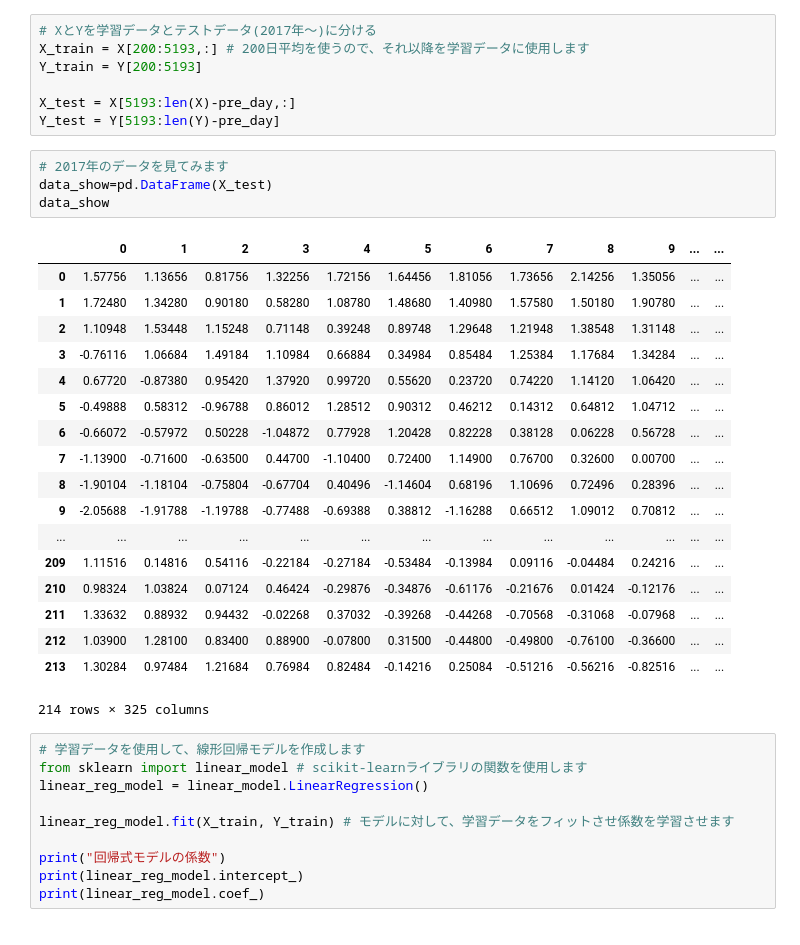
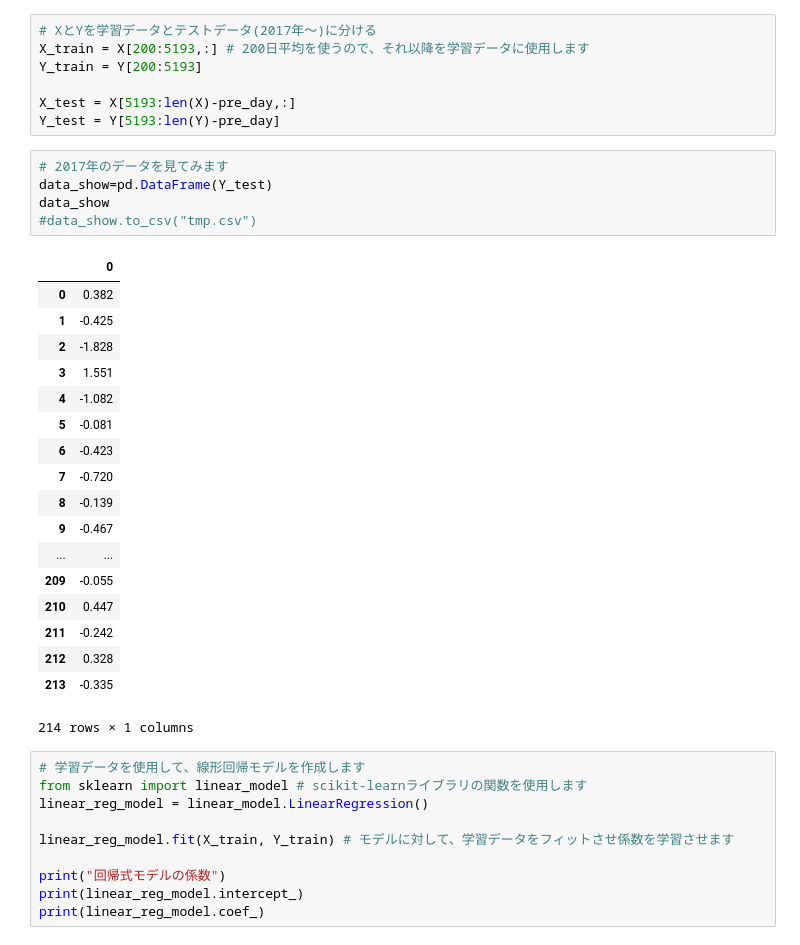
Before and after one commit to Nobita-FX/Nobita-FX, a Jupyter notebook: program/NobitaFX_3_linear_regression_2.ipynb, the cells around one changed output. Saved outputs shown, nothing was run; the diff lists cells and outputs as text.

```diff
--- a/program/NobitaFX_3_linear_regression_2.ipynb
+++ b/program/NobitaFX_3_linear_regression_2.ipynb
@@ -179,27 +200,28 @@ X_test = X[5193:len(X)-pre_day,:]
 Y_test = Y[5193:len(Y)-pre_day]
 # %%
 # 2017年のデータを見てみます
-data_show=pd.DataFrame(X_test)
+data_show=pd.DataFrame(Y_test)
 data_show
+#data_show.to_csv("tmp.csv")
 # %% [output]
-|  | 0 | 1 | 2 | 3 | 4 | 5 | 6 | 7 | 8 | 9 | ... | ... |
-| 0 | 1.57756 | 1.13656 | 0.81756 | 1.32256 | 1.72156 | 1.64456 | 1.81056 | 1.73656 | 2.14256 | 1.35056 | ... | ... |
-| 1 | 1.72480 | 1.34280 | 0.90180 | 0.58280 | 1.08780 | 1.48680 | 1.40980 | 1.57580 | 1.50180 | 1.90780 | ... | ... |
-| 2 | 1.10948 | 1.53448 | 1.15248 | 0.71148 | 0.39248 | 0.89748 | 1.29648 | 1.21948 | 1.38548 | 1.31148 | ... | ... |
-| 3 | -0.76116 | 1.06684 | 1.49184 | 1.10984 | 0.66884 | 0.34984 | 0.85484 | 1.25384 | 1.17684 | 1.34284 | ... | ... |
-| 4 | 0.67720 | -0.87380 | 0.95420 | 1.37920 | 0.99720 | 0.55620 | 0.23720 | 0.74220 | 1.14120 | 1.06420 | ... | ... |
-| 5 | -0.49888 | 0.58312 | -0.96788 | 0.86012 | 1.28512 | 0.90312 | 0.46212 | 0.14312 | 0.64812 | 1.04712 | ... | ... |
-| 6 | -0.66072 | -0.57972 | 0.50228 | -1.04872 | 0.77928 | 1.20428 | 0.82228 | 0.38128 | 0.06228 | 0.56728 | ... | ... |
-| 7 | -1.13900 | -0.71600 | -0.63500 | 0.44700 | -1.10400 | 0.72400 | 1.14900 | 0.76700 | 0.32600 | 0.00700 | ... | ... |
-| 8 | -1.90104 | -1.18104 | -0.75804 | -0.67704 | 0.40496 | -1.14604 | 0.68196 | 1.10696 | 0.72496 | 0.28396 | ... | ... |
-| 9 | -2.05688 | -1.91788 | -1.19788 | -0.77488 | -0.69388 | 0.38812 | -1.16288 | 0.66512 | 1.09012 | 0.70812 | ... | ... |
-| ... | ... | ... | ... | ... | ... | ... | ... | ... | ... | ... | ... | ... |
-| 209 | 1.11516 | 0.14816 | 0.54116 | -0.22184 | -0.27184 | -0.53484 | -0.13984 | 0.09116 | -0.04484 | 0.24216 | ... | ... |
-| 210 | 0.98324 | 1.03824 | 0.07124 | 0.46424 | -0.29876 | -0.34876 | -0.61176 | -0.21676 | 0.01424 | -0.12176 | ... | ... |
-| 211 | 1.33632 | 0.88932 | 0.94432 | -0.02268 | 0.37032 | -0.39268 | -0.44268 | -0.70568 | -0.31068 | -0.07968 | ... | ... |
-| 212 | 1.03900 | 1.28100 | 0.83400 | 0.88900 | -0.07800 | 0.31500 | -0.44800 | -0.49800 | -0.76100 | -0.36600 | ... | ... |
-| 213 | 1.30284 | 0.97484 | 1.21684 | 0.76984 | 0.82484 | -0.14216 | 0.25084 | -0.51216 | -0.56216 | -0.82516 | ... | ... |
+|  | 0 |
+| 0 | 0.382 |
+| 1 | -0.425 |
+| 2 | -1.828 |
+| 3 | 1.551 |
+| 4 | -1.082 |
+| 5 | -0.081 |
+| 6 | -0.423 |
+| 7 | -0.720 |
+| 8 | -0.139 |
+| 9 | -0.467 |
+| ... | ... |
+| 209 | -0.055 |
+| 210 | 0.447 |
+| 211 | -0.242 |
+| 212 | 0.328 |
+| 213 | -0.335 |
-214 rows × 325 columns
+214 rows × 1 columns
 # %%
 # 学習データを使用して、線形回帰モデルを作成します
 from sklearn import linear_model # scikit-learnライブラリの関数を使用します
```
Also changed, not shown: parts of 5 cells of this notebook.
